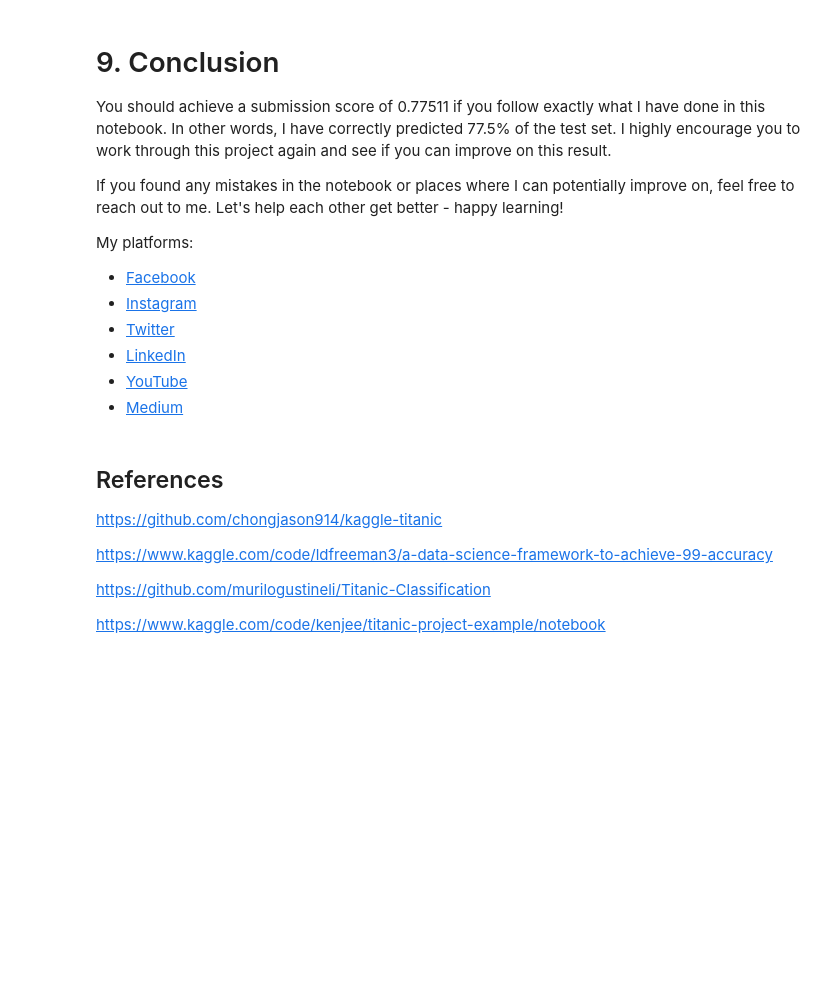
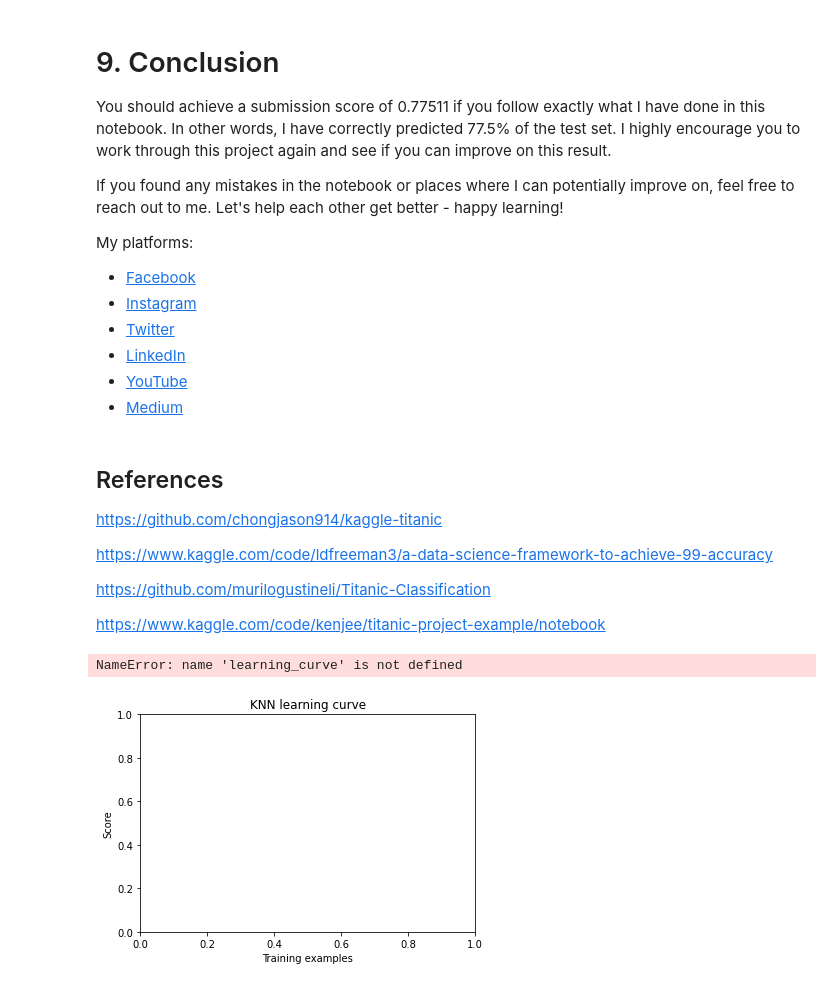
Before and after one commit to benpalay/TitanicSE, a Jupyter notebook: Aiden New.ipynb, the cells around one changed output. Drawn from its saved outputs; the diff is of its cells as text; code cells hidden in the pictures; blank space fills up the shorter version.

Commit message:
adding in learning cruves-Aiden

```diff
--- a/Aiden New.ipynb
+++ b/Aiden New.ipynb
@@ -1397,0 +1469,7 @@ https://www.kaggle.com/code/kenjee/titanic-project-example/notebook
+# %%
+#KNN - Learning Curve
+plot_learning_curve(estimator = KNNtrained,title = "KNN -Learning Curve",
+                    X = X_train, y = Y_train, cv = 5);
+# %% [output]
+NameError: name 'learning_curve' is not defined
+[figure, added]
```
Also changed, not shown: parts of 27 cells of this notebook.
